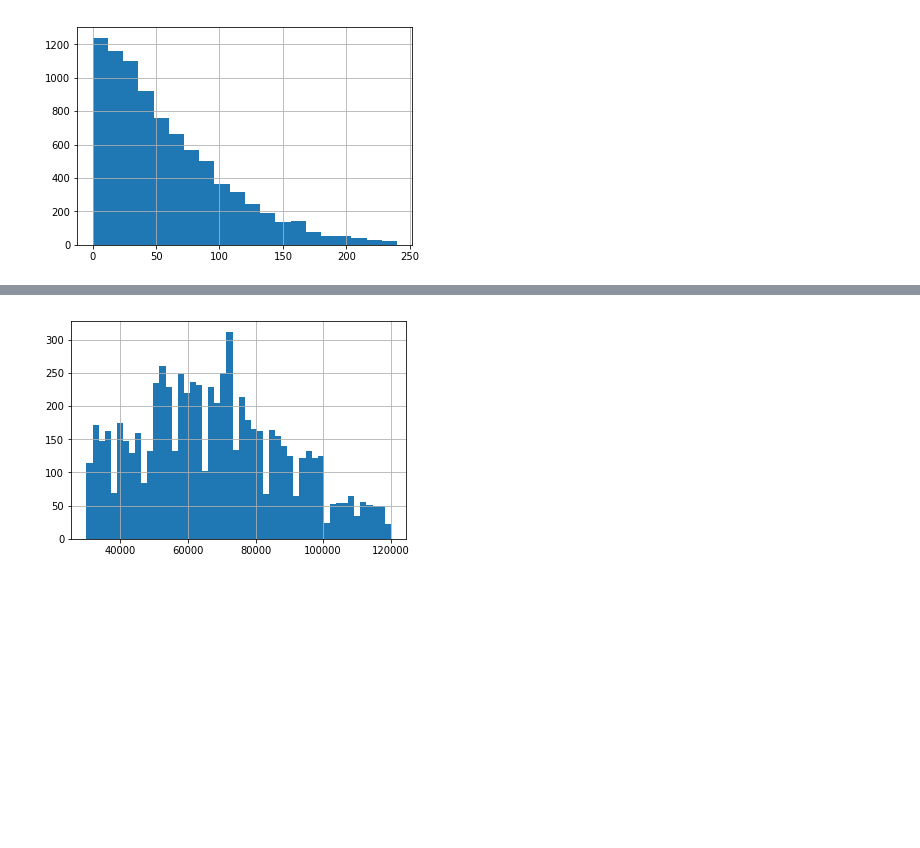
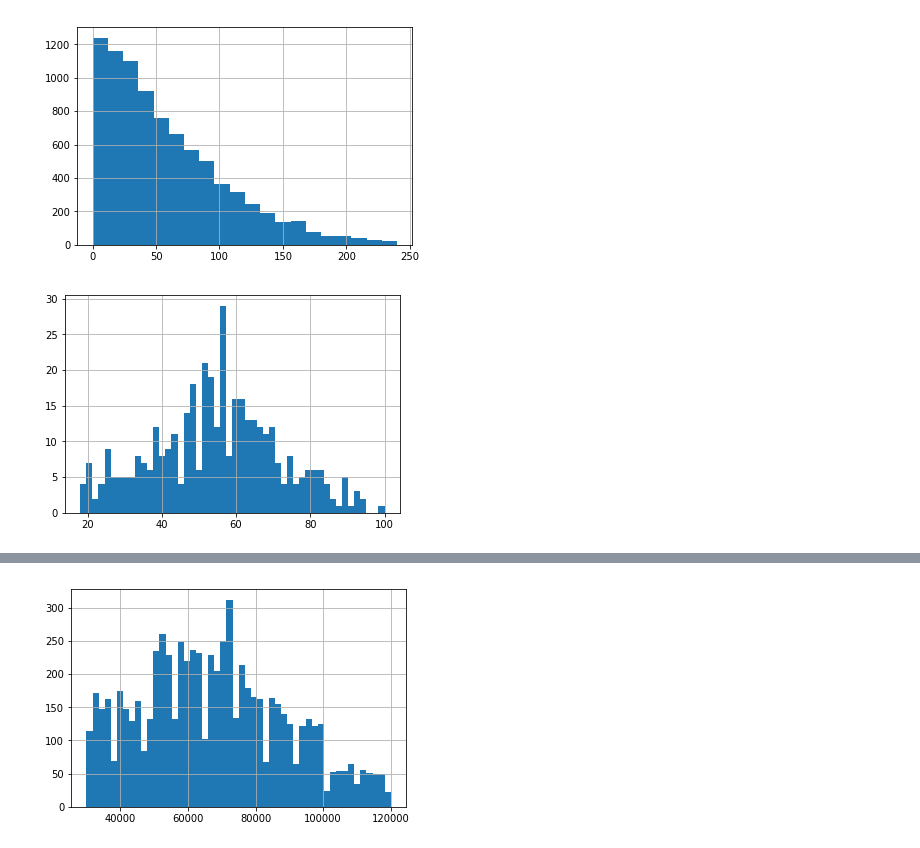
Before and after one commit to keigito/Starbucks_Customer_Analysis, a Jupyter notebook: Starbucks_Capstone_notebook.ipynb, the cells around one changed output, grey strips where cells are left out. Drawn from its saved outputs; the diff is of its cells as text; code cells hidden in the pictures; blank space fills up the shorter version.

```diff
--- a/Starbucks_Capstone_notebook.ipynb
+++ b/Starbucks_Capstone_notebook.ipynb
@@ -798,3 +826,5 @@ profile["informational_weak_negative_response"] = profile["informational_to_no_p
 profile["informational_strong_negative_response"] = profile["informational_to_no_promotions_spending_per_hour_ratio"].apply(lambda x: np.nan if math.isnan(x) else (1 if (x < 0.5) else 0))
 # %%
 profile.to_csv("profile_checkpoint3.csv", index=False)
+# %%
+profile = pd.read_csv("profile_checkpoint3.csv")
@@ -826,3 +960,7 @@ profile["discount_avg_receive_to_view_time"].hist(bins=20);
 profile["discount_avg_view_to_complete_time"].hist(bins=20);
 # %% [output]
 [figure]
+# %%
+profile[(profile["discount_weak_positive_response"] == 1)]["age"].hist(bins=50);
+# %% [output]
+[figure, added]
```
Also changed, not shown: parts of 29 cells of this notebook.
